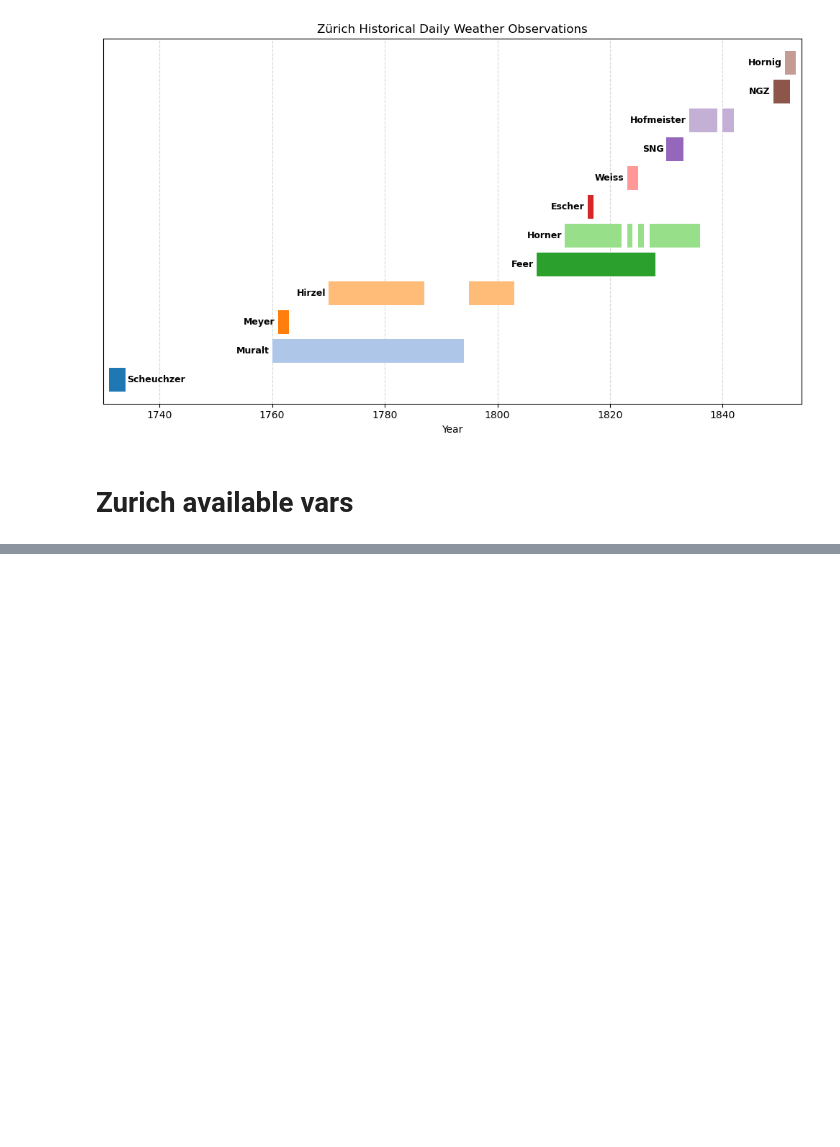
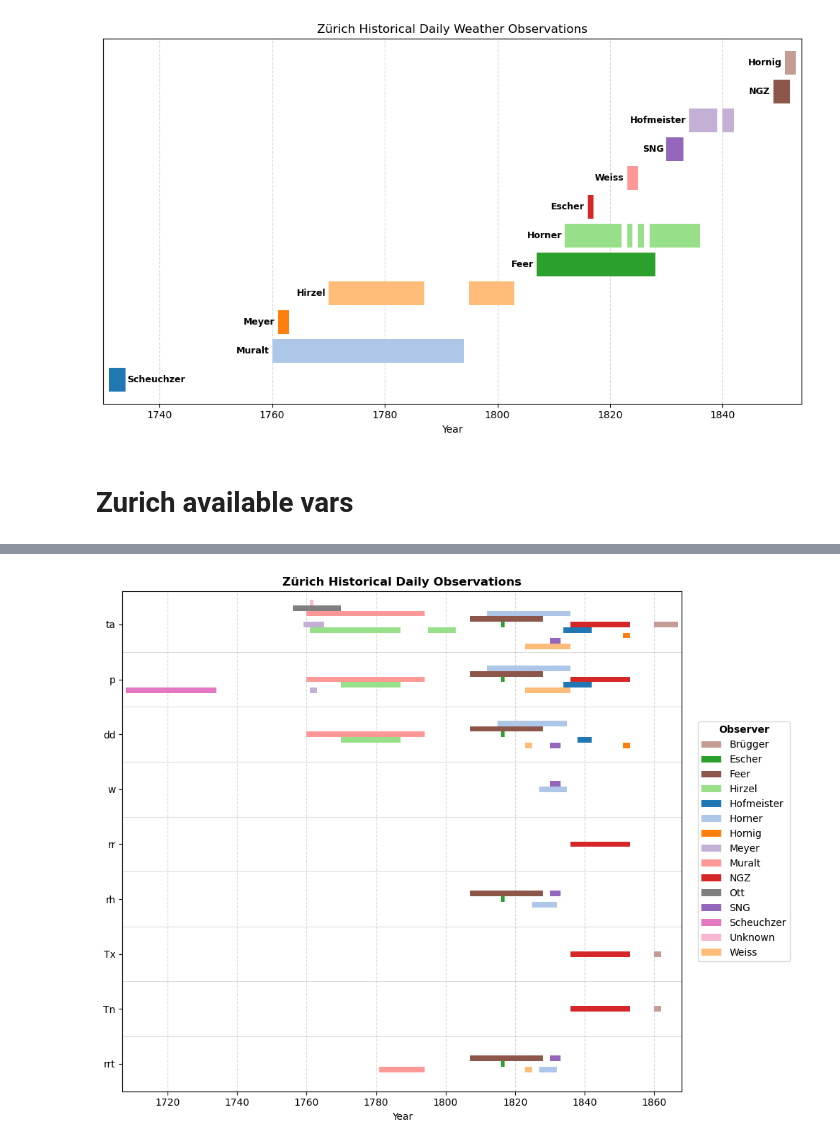
Before and after one commit to carlotatrx/dataprep, a Jupyter notebook: indiv_series/observers_timelines.ipynb, the cells around one changed output, grey strips where cells are left out. Cells and saved outputs as stored; diff of their text form; code cells hidden in the pictures; blank space fills up the shorter version.

Commit message:
unix commands and zurich timelines

```diff
--- a/indiv_series/observers_timelines.ipynb
+++ b/indiv_series/observers_timelines.ipynb
@@ -244,0 +228,80 @@ plt.show()
+# %%
+
+# --- PREP FOR PLOT ---
+variables = sorted(df["Variable"].unique())
+var_order = ["ta", "p", "dd", "w", "rr", "rh", "Tx", "Tn", "rrt"]
+variables = [v for v in var_order if v in df["Variable"].unique()]
+nvar = len(variables)
+y_map = {var: i for i, var in enumerate(variables)}  # reverse order for plotting
+
+observers = df["Observer"].unique()
+colors = plt.cm.tab20.colors
+color_map = {obs: colors[i % len(colors)] for i, obs in enumerate(observers)}
+
+# --- PLOT ---
+fig, ax = plt.subplots(figsize=(10, 8))
+
+lane = {v: {} for v in variables}   # per-variable lanes (one lane per observer)
+lane_step = 0.2
+bar_h = 0.5 * lane_step
+y_center = {v: (nvar - 1 - i) for i, v in enumerate(variables)}
+
+# Sort by variable, start time, then observer to handle overlaps properly
+for _, row in df.sort_values(["Variable", "Observer", "Start"]).iterrows():
+    v = row.Variable
+
+    # Find the first available lane that doesn't overlap with existing bars
+    if row.Observer not in lane[v]:
+        # Check which lanes are occupied for this time period
+        occupied_lanes = set()
+        for obs, obs_lane in lane[v].items():
+            # Get all records for this observer and variable to check overlap
+            obs_records = df[(df.Observer == obs) & (df.Variable == v)]
+            for _, obs_row in obs_records.iterrows():
+                # Check if time periods overlap
+                if not (row.End < obs_row.Start or row.Start > obs_row.End):
+                    occupied_lanes.add(obs_lane)
+
+        # Assign to first available lane
+        lane_idx = 0
+        while lane_idx in occupied_lanes:
+            lane_idx += 1
+        lane[v][row.Observer] = lane_idx
+
+    m = max(lane[v].values()) + 1  # Total number of lanes used
+    k = lane[v][row.Observer]      # lane index for this observer within variable v
+    y = y_center[v] + (k - (m - 1)/2.0) * lane_step
+    ax.barh(y, row.End - row.Start + 1, left=row.Start, height=bar_h,
+            color=color_map[row.Observer], edgecolor="none", label=row.Observer)
+
+for i in range(nvar - 1):
+
+    y_sep = (y_center[variables[i]] + y_center[variables[i+1]]) / 2.0
+    ax.axhline(y_sep, color="gray", linewidth=0.4, alpha=0.5, zorder=0)
+
+# legend with unique observers
+handles, labels = ax.get_legend_handles_labels()
+by_label = {l: h for h, l in zip(handles, labels)}
+sorted_labels = sorted(by_label.keys())
+ax.legend([by_label[l] for l in sorted_labels], sorted_labels,
+          title="Observer", title_fontproperties={"weight": "bold"},
+          bbox_to_anchor=(1.02, .75), loc="upper left")
+
+# Set y-axis limits with proper padding
+ymin = min(y_center[v] - (max(lane[v].values()) + 1) * 0.5 * lane_step for v in variables) - 0.3
+ymax = max(y_center[v] + (max(lane[v].values()) + 1) * 0.5 * lane_step for v in variables) + 0.1
+
+ax.set_yticks([y_center[v] for v in variables])
+ax.set_yticklabels(variables)
+ax.set_ylim(ymin, ymax)
+
+ax.set_xlabel("Year")
+ax.set_xlim(df["Start"].min() - 1, df["End"].max() + 2)
+ax.set_title("Zürich Historical Daily Observations", fontweight="bold")
+ax.grid(True, axis="x", linestyle="--", alpha=0.5)
+ax.set_axisbelow(True)
+plt.tight_layout()
+plt.savefig("zurich_observers_variables_timeline.png", dpi=300)
+plt.show()
+# %% [output]
+[figure, added]
```
Also changed, not shown: parts of 4 cells of this notebook, 3 other files.
